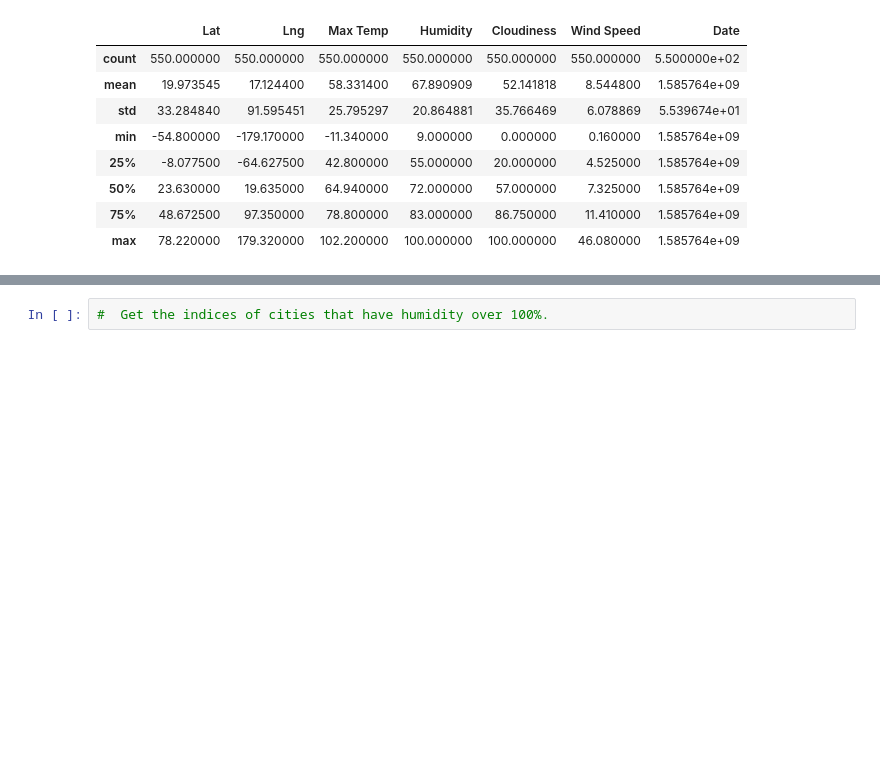
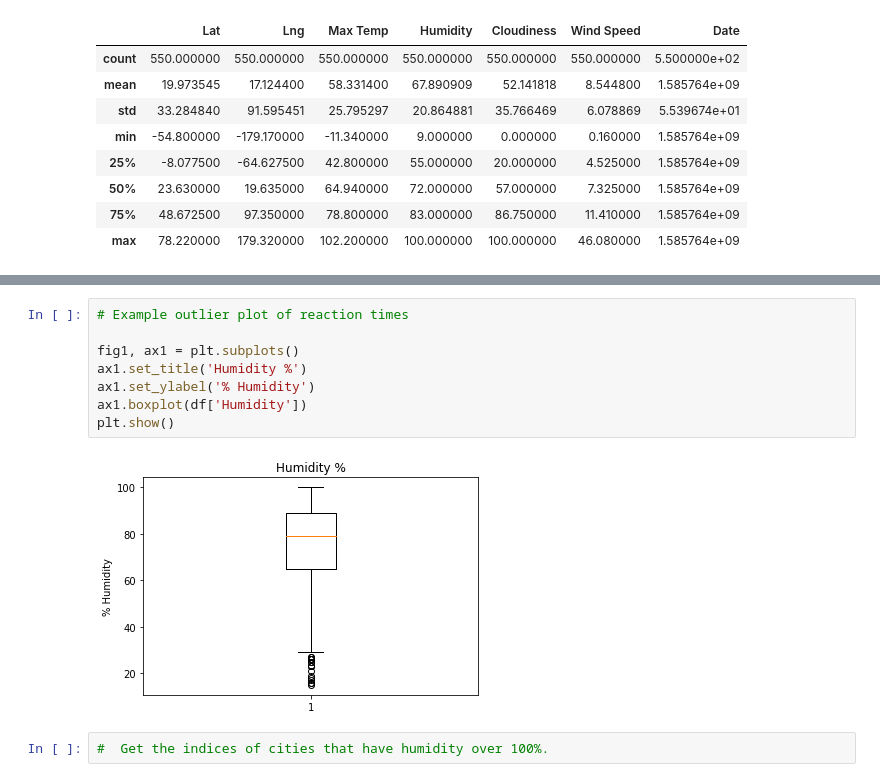
Before and after one commit to g8r1fl/python-api-challenge, a Jupyter notebook: WeatherPy/WeatherPy-Copy1.ipynb, the cells around one changed output, grey strips where cells are left out. Drawn from its saved outputs; the diff is of its cells as text; blank space fills up the shorter version.

```diff
--- a/WeatherPy/WeatherPy-Copy1.ipynb
+++ b/WeatherPy/WeatherPy-Copy1.ipynb
@@ -239,3 +269,13 @@ Skip this step if there are no cities that have humidity > 100%.
+# %%
+# Example outlier plot of reaction times
+
+fig1, ax1 = plt.subplots()
+ax1.set_title('Humidity %')
+ax1.set_ylabel('% Humidity')
+ax1.boxplot(df['Humidity'])
+plt.show()
+# %% [output]
+[figure, added]
 # %%
 #  Get the indices of cities that have humidity over 100%.
 # %% [output]
```
Also changed, not shown: parts of 9 cells of this notebook.
